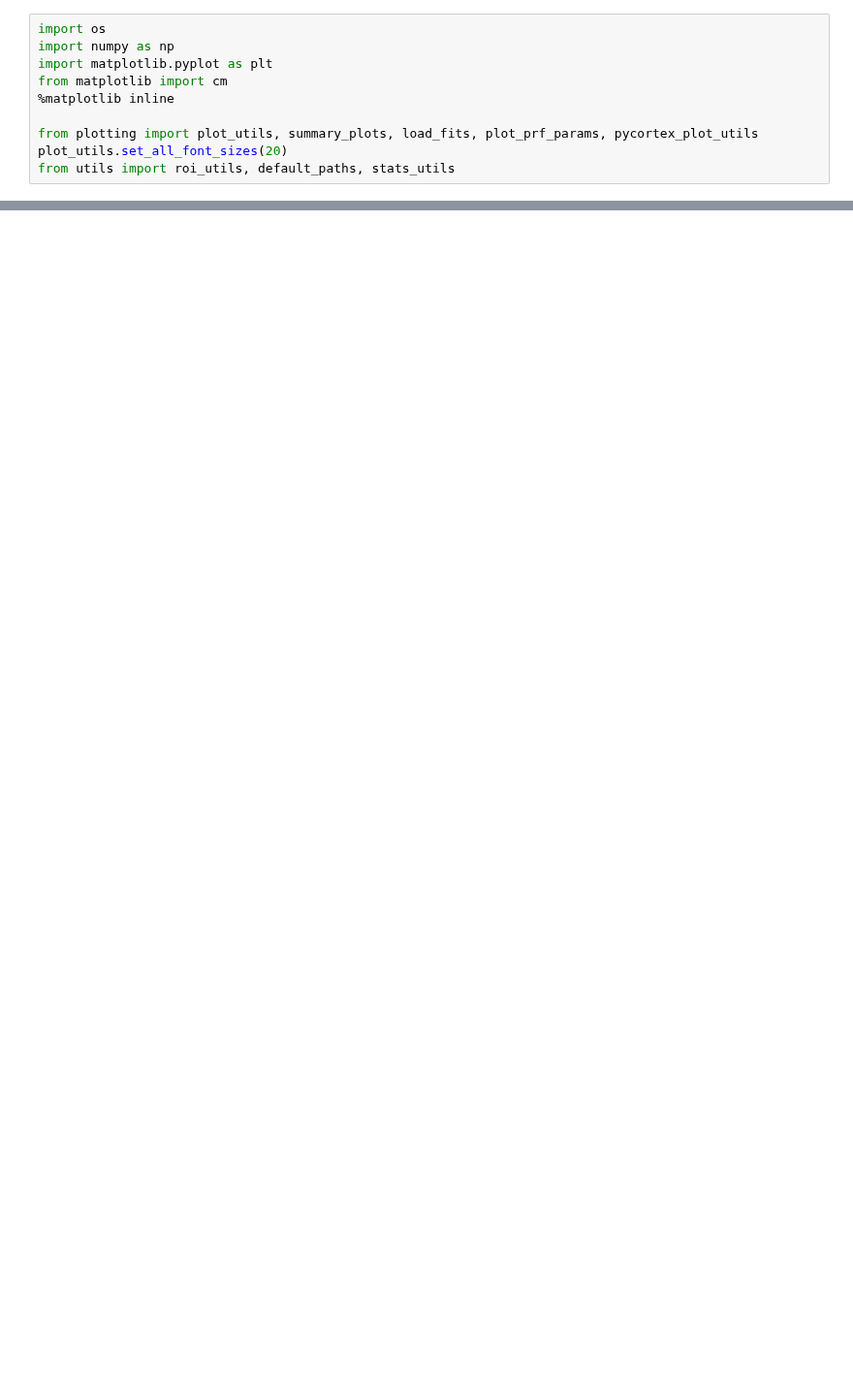
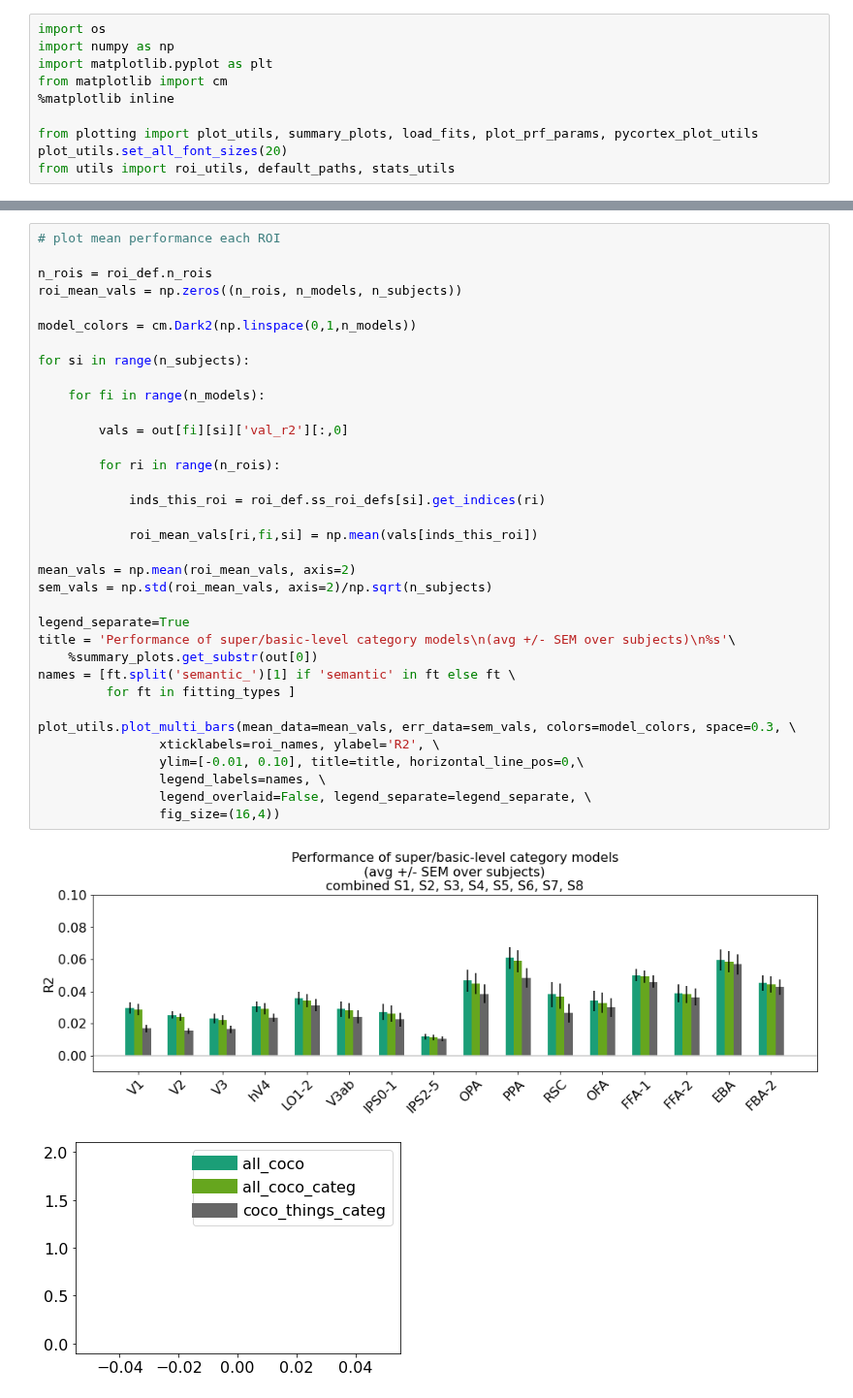
Before and after one commit to mmhenderson/modfit, a Jupyter notebook: notebooks/plot_encoding_model_fits/plot_coco_models.ipynb, the cells around one changed output, grey strips where cells are left out. Shown at 97% size. Cells and saved outputs as stored; diff of their text form; blank space fills up the shorter version.

```diff
--- a/notebooks/plot_encoding_model_fits/plot_coco_models.ipynb
+++ b/notebooks/plot_encoding_model_fits/plot_coco_models.ipynb
@@ -33,0 +54,38 @@ summary_plots.plot_perf_summary(fitting_type, out, fig_save_folder=fig_save_fold
+# %%
+# plot mean performance each ROI
+
+n_rois = roi_def.n_rois
+roi_mean_vals = np.zeros((n_rois, n_models, n_subjects))
+
+model_colors = cm.Dark2(np.linspace(0,1,n_models))
+
+for si in range(n_subjects):
+
+    for fi in range(n_models):
+
+        vals = out[fi][si]['val_r2'][:,0]
+
+        for ri in range(n_rois):
+
+            inds_this_roi = roi_def.ss_roi_defs[si].get_indices(ri)
+
+            roi_mean_vals[ri,fi,si] = np.mean(vals[inds_this_roi])
+
+mean_vals = np.mean(roi_mean_vals, axis=2)
+sem_vals = np.std(roi_mean_vals, axis=2)/np.sqrt(n_subjects)
+
+legend_separate=True
+title = 'Performance of super/basic-level category models\n(avg +/- SEM over subjects)\n%s'\
+    %summary_plots.get_substr(out[0])
+names = [ft.split('semantic_')[1] if 'semantic' in ft else ft \
+         for ft in fitting_types ]
+
+plot_utils.plot_multi_bars(mean_data=mean_vals, err_data=sem_vals, colors=model_colors, space=0.3, \
+                xticklabels=roi_names, ylabel='R2', \
+                ylim=[-0.01, 0.10], title=title, horizontal_line_pos=0,\
+                legend_labels=names, \
+                legend_overlaid=False, legend_separate=legend_separate, \
+                fig_size=(16,4))
+# %% [output]
+[figure, added]
+[figure, added]
```
Also changed, not shown: parts of 12 cells of this notebook, 15 other files.
